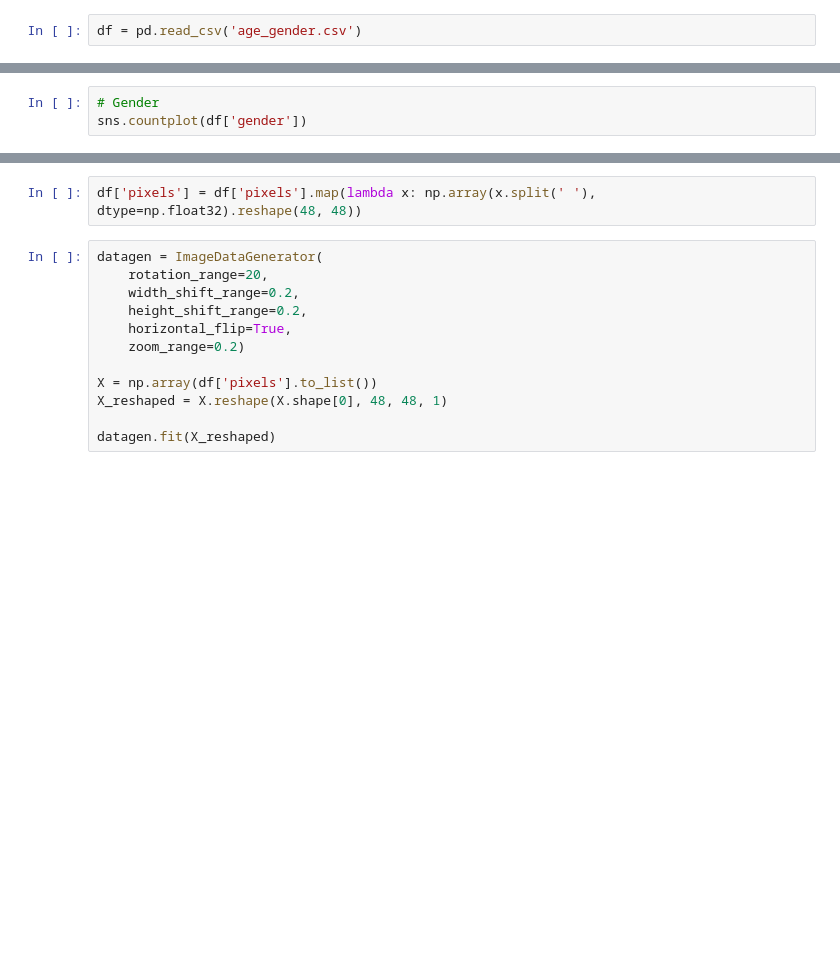
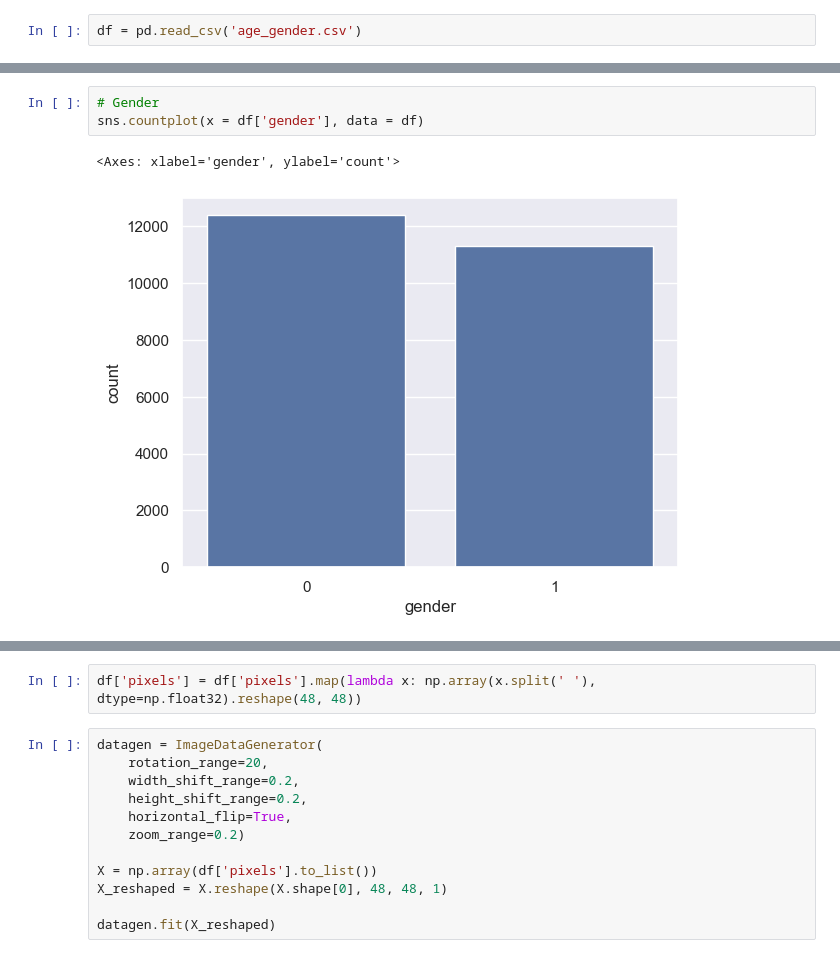
Before and after one commit to prakhar-codes/Face-Predictor-and-Generator, a Jupyter notebook: age-gender-ethnicity-predictions.ipynb, the cells around one changed output, grey strips where cells are left out. Saved outputs shown, nothing was run; the diff lists cells and outputs as text; blank space fills up the shorter version.

```diff
--- a/age-gender-ethnicity-predictions.ipynb
+++ b/age-gender-ethnicity-predictions.ipynb
@@ -44,5 +48,8 @@ sns.distplot(df['age']);
 # %%
 # Gender
-sns.countplot(df['gender'])
+sns.countplot(x = df['gender'], data = df)
+# %% [output]
+<Axes: xlabel='gender', ylabel='count'>
+[figure, added]
 # %%
 #ethnicity
```
Also changed, not shown: parts of 26 cells of this notebook, 1 other file.
